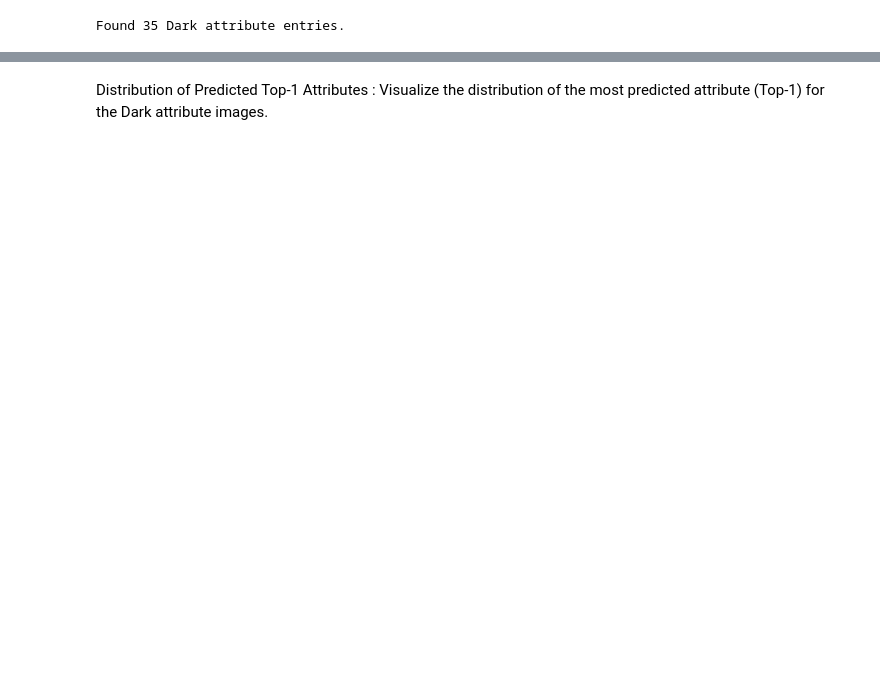
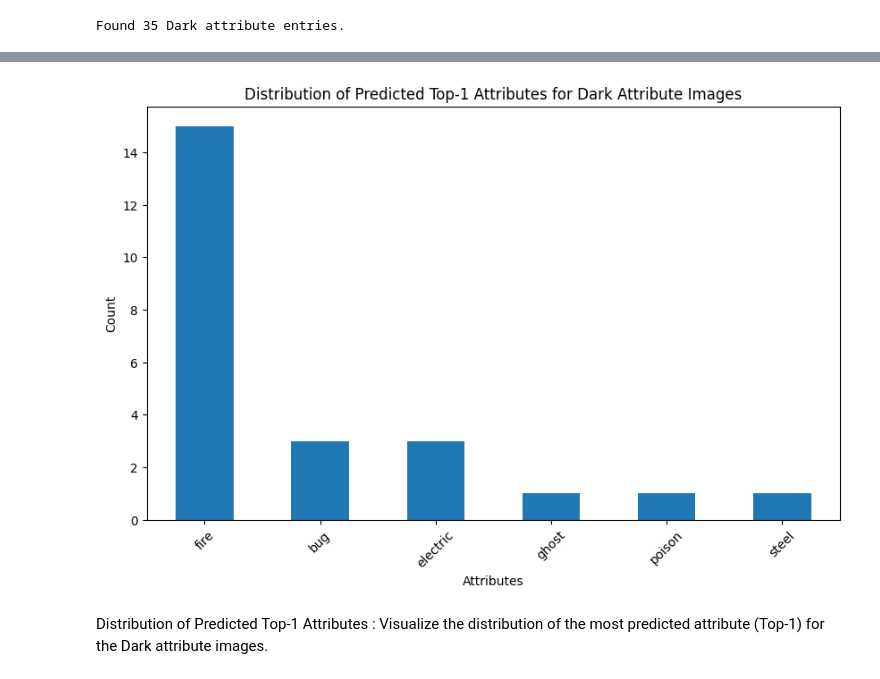
Before and after one commit to Jianye-shi/Pokemon, a Jupyter notebook: pokemon+visual.ipynb, the cells around one changed output, grey strips where cells are left out. Saved outputs shown, nothing was run; the diff lists cells and outputs as text; code cells hidden in the pictures; blank space fills up the shorter version.

```diff
--- a/pokemon+visual.ipynb
+++ b/pokemon+visual.ipynb
@@ -940,0 +898,91 @@ results_df.to_csv('dark_attribute_predictions.csv', index=False)
+# %%
+import os
+import pandas as pd
+import torch
+from torchvision import models, transforms
+from PIL import Image
+import matplotlib.pyplot as plt
+
+# Load the Palworlds data
+palworlds_data_path = '/content/drive/MyDrive/Pokemon_type-main/data/palworld_data.csv'
+data = pd.read_csv(palworlds_data_path)
+
+# Filter records with the Dark attribute
+dark_pals = data[data['Elements'].str.contains('Dark', case=False, na=False)]
+print(f"Found {len(dark_pals)} Dark attribute entries.")
+
+# Extract image names
+dark_pal_names = dark_pals['Name'].tolist()
+
+# Load the pre-trained model
+model = models.resnet18(weights=None)
+
+# Modify the last layer to match the number of classes
+num_ftrs = model.fc.in_features
+model.fc = torch.nn.Linear(num_ftrs, 18)  # Assuming there are 18 classes
+
+# Load model weights
+model_path = '/content/best_pokemon_model.pth'
+model.load_state_dict(torch.load(model_path))
+model.eval()
+
+# Define image preprocessing
+transform = transforms.Compose([
+    transforms.Resize((224, 224)),  # Resize images
+    transforms.ToTensor(),          # Convert to tensor
+    transforms.Normalize([0.485, 0.456, 0.406], [0.229, 0.224, 0.225])  # Normalize
+])
+
+# Define class names
+class_names = ['grass', 'poison', 'fire', 'water', 'electric', 'ice', 'fighting',
+               'ground', 'flying', 'psychic', 'bug', 'rock', 'ghost', 'dark',
+               'dragon', 'steel', 'fairy', 'normal']
+
+results = []  # To store predictions for each image
+
+# Iterate through Dark attribute images
+for name in dark_pal_names:
+    image_path = f"/content/drive/MyDrive/Pokemon_type-main/data/palworld_images/{name}.png"  # Image path
+    if os.path.exists(image_path):
+        # Load the image
+        image = Image.open(image_path).convert('RGB')
+        image_tensor = transform(image).unsqueeze(0)  # Add batch dimension
+
+        # Get model predictions
+        with torch.no_grad():
+            outputs = model(image_tensor)
+            probabilities = torch.nn.functional.softmax(outputs, dim=1)
+            top3_prob, top3_idx = torch.topk(probabilities, k=3)  # Top-3 predictions
+            predicted_classes = [class_names[idx] for idx in top3_idx[0]]  # Convert to class names
+
+        # Save results
+        results.append({
+            'Name': name,
+            'Top-1': predicted_classes[0],
+            'Top-2': predicted_classes[1],
+            'Top-3': predicted_classes[2],
+            'Top-1_Prob': top3_prob[0][0].item(),
+            'Top-2_Prob': top3_prob[0][1].item(),
+            'Top-3_Prob': top3_prob[0][2].item()
+        })
+    else:
+        print(f"Image {image_path} does not exist, skipping.")
+
+# Convert results to a DataFrame
+results_df = pd.DataFrame(results)
+print(results_df.head())
+
+# Save results to a file
+results_df.to_csv('dark_attribute_predictions.csv', index=False)
+
+# Visualize the distribution of the most predicted attribute (Top-1) for the Dark attribute images
+top1_attributes = results_df['Top-1'].value_counts()
+
+plt.figure(figsize=(10, 6))
+top1_attributes.plot(kind='bar')
+plt.xlabel('Attributes')
+plt.ylabel('Count')
+plt.title('Distribution of Predicted Top-1 Attributes for Dark Attribute Images')
+plt.xticks(rotation=45)
+plt.show()
+# %% [output]
@@ -941,3 +1007,4 @@ results_df.to_csv('dark_attribute_predictions.csv', index=False)
+[figure, added]
 # %% [markdown]
 Distribution of Predicted Top-1 Attributes :
 Visualize the distribution of the most predicted attribute (Top-1) for the Dark attribute images.
```
Also changed, not shown: parts of 7 cells of this notebook.
